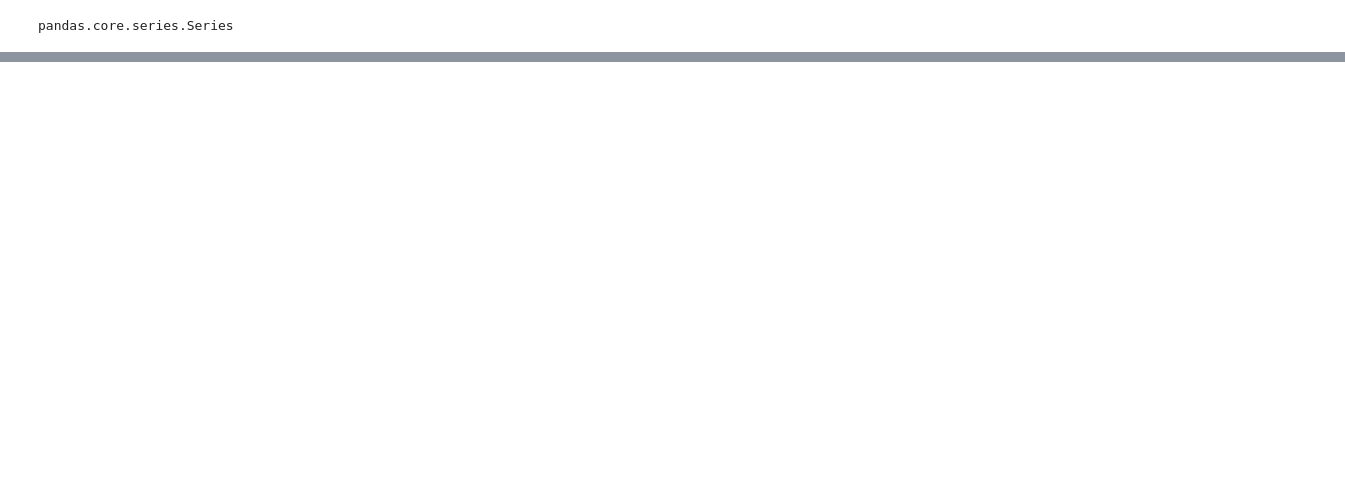
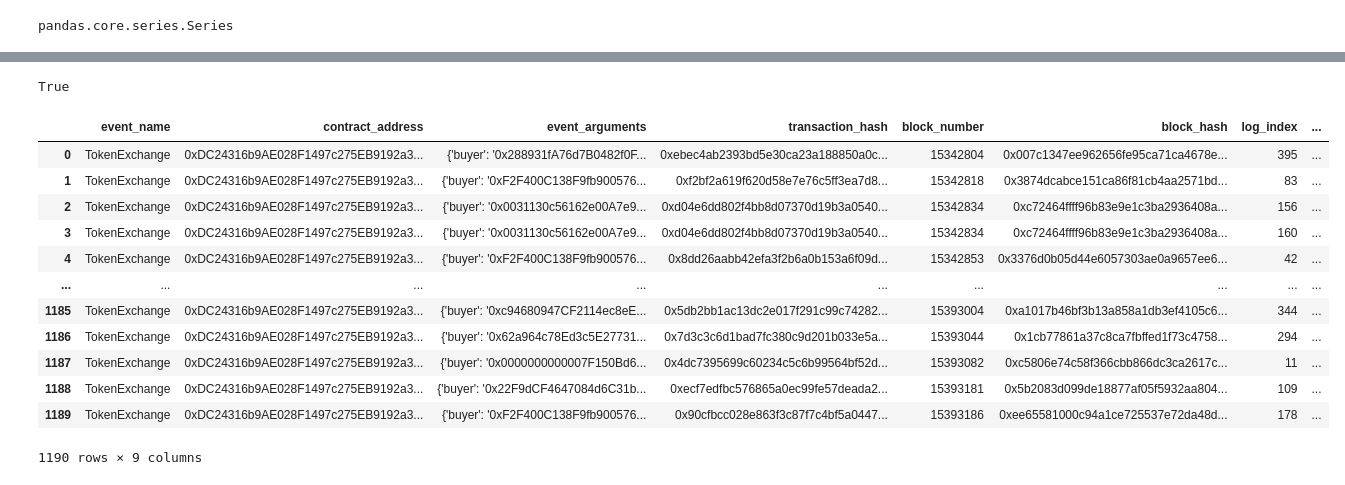
Before and after one commit to fmrmf/hello-ape, a Jupyter notebook: console/hello-ape.ipynb, the cells around one changed output, grey strips where cells are left out. Saved outputs shown, nothing was run; the diff lists cells and outputs as text; code cells hidden in the pictures; blank space fills up the shorter version.

```diff
--- a/console/hello-ape.ipynb
+++ b/console/hello-ape.ipynb
@@ -134,0 +150,4 @@ Wall time: 7.9 s
+# %%
+# cache the fee to calculate associated price correctly (prior to fees applied)
+curve_steth_fee = curve_steth.fee() / 1e10  # fee denom is 1e10
+curve_steth_fee
@@ -134,0 +169,30 @@ Wall time: 7.9 s
+# %%
+# write a function that iterates over event_arguments to calculate marginal price from last token swap
+def get_price(event_args: dict) -> float:
+    price = event_args['tokens_bought'] * (1+curve_steth_fee) / event_args['tokens_sold']
+    if event_args['sold_id'] == 0:
+        price = 1 / price
+    return price
+# %%
+# validate with logic in cell above for last price
+get_price(query_swaps["event_arguments"].iloc[-1]) == last_price
+# %% [output]
+True
+# %%
+# create new column with marginal price (stETH as base and ETH as quote, so should be at a discount)
+query_swaps['price (STETH/ETH)'] = query_swaps['event_arguments'].apply(get_price)
+query_swaps
+# %% [output]
+|  | event_name | contract_address | event_arguments | transaction_hash | block_number | block_hash | log_index | ... |
+| 0 | TokenExchange | 0xDC24316b9AE028F1497c275EB9192a3... | {'buyer': '0x288931fA76d7B0482f0F... | 0xebec4ab2393bd5e30ca23a188850a0c... | 15342804 | 0x007c1347ee962656fe95ca71ca4678e... | 395 | ... |
+| 1 | TokenExchange | 0xDC24316b9AE028F1497c275EB9192a3... | {'buyer': '0xF2F400C138F9fb900576... | 0xf2bf2a619f620d58e7e76c5ff3ea7d8... | 15342818 | 0x3874dcabce151ca86f81cb4aa2571bd... | 83 | ... |
+| 2 | TokenExchange | 0xDC24316b9AE028F1497c275EB9192a3... | {'buyer': '0x0031130c56162e00A7e9... | 0xd04e6dd802f4bb8d07370d19b3a0540... | 15342834 | 0xc72464ffff96b83e9e1c3ba2936408a... | 156 | ... |
+| 3 | TokenExchange | 0xDC24316b9AE028F1497c275EB9192a3... | {'buyer': '0x0031130c56162e00A7e9... | 0xd04e6dd802f4bb8d07370d19b3a0540... | 15342834 | 0xc72464ffff96b83e9e1c3ba2936408a... | 160 | ... |
+| 4 | TokenExchange | 0xDC24316b9AE028F1497c275EB9192a3... | {'buyer': '0xF2F400C138F9fb900576... | 0x8dd26aabb42efa3f2b6a0b153a6f09d... | 15342853 | 0x3376d0b05d44e6057303ae0a9657ee6... | 42 | ... |
+| ... | ... | ... | ... | ... | ... | ... | ... | ... |
+| 1185 | TokenExchange | 0xDC24316b9AE028F1497c275EB9192a3... | {'buyer': '0xc94680947CF2114ec8eE... | 0x5db2bb1ac13dc2e017f291c99c74282... | 15393004 | 0xa1017b46bf3b13a858a1db3ef4105c6... | 344 | ... |
+| 1186 | TokenExchange | 0xDC24316b9AE028F1497c275EB9192a3... | {'buyer': '0x62a964c78Ed3c5E27731... | 0x7d3c3c6d1bad7fc380c9d201b033e5a... | 15393044 | 0x1cb77861a37c8ca7fbffed1f73c4758... | 294 | ... |
+| 1187 | TokenExchange | 0xDC24316b9AE028F1497c275EB9192a3... | {'buyer': '0x0000000000007F150Bd6... | 0x4dc7395699c60234c5c6b99564bf52d... | 15393082 | 0xc5806e74c58f366cbb866dc3ca2617c... | 11 | ... |
+| 1188 | TokenExchange | 0xDC24316b9AE028F1497c275EB9192a3... | {'buyer': '0x22F9dCF4647084d6C31b... | 0xecf7edfbc576865a0ec99fe57deada2... | 15393181 | 0x5b2083d099de18877af05f5932aa804... | 109 | ... |
+| 1189 | TokenExchange | 0xDC24316b9AE028F1497c275EB9192a3... | {'buyer': '0xF2F400C138F9fb900576... | 0x90cfbcc028e863f3c87f7c4bf5a0447... | 15393186 | 0xee65581000c94a1ce725537e72da48d... | 178 | ... |
+1190 rows × 9 columns
```
Also changed, not shown: parts of 16 cells of this notebook, 1 other file.
